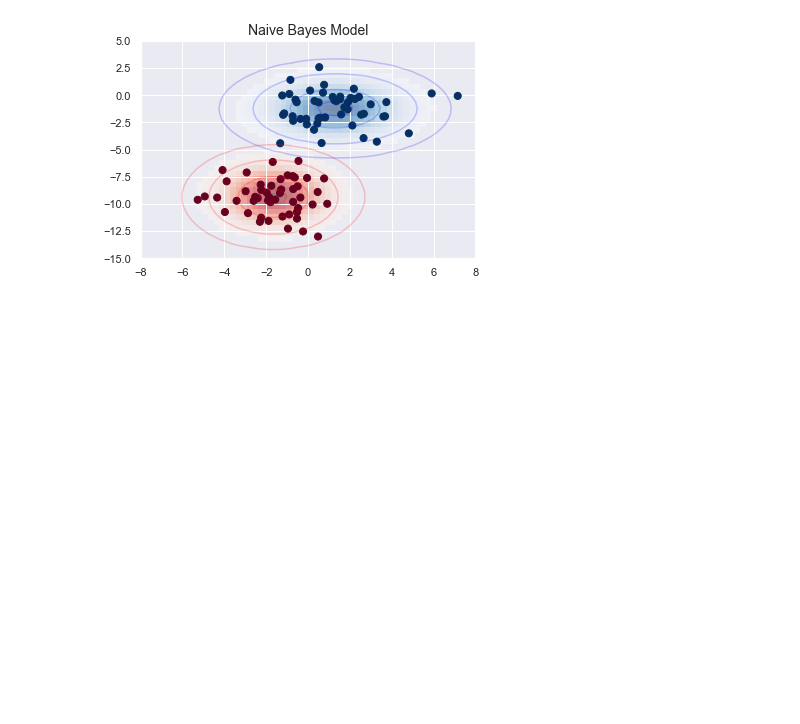
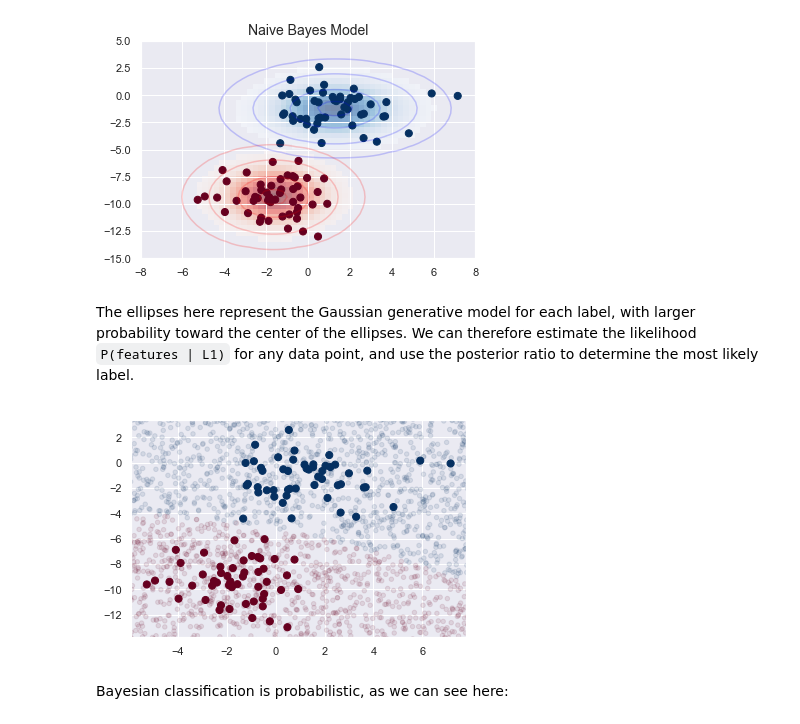
Before and after one commit to GiuseppeBaldini/Python-DS-Handbook, a Jupyter notebook: 5.Machine_Learning/05.05 - Naive Bayes Classification.ipynb, the cells around one changed output. Drawn from its saved outputs; the diff is of its cells as text; code cells hidden in the pictures; blank space fills up the shorter version.

```diff
--- a/5.Machine_Learning/05.05 - Naive Bayes Classification.ipynb
+++ b/5.Machine_Learning/05.05 - Naive Bayes Classification.ipynb
@@ -69,3 +69,24 @@ ax.set(xlim=xlim, ylim=ylim)
 fig.savefig('figures/05.05-gaussian-NB.png')
 # %% [output]
 [figure]
+# %% [markdown]
+The ellipses here represent the Gaussian generative model for each label, with larger probability toward the center of the ellipses. We can therefore estimate the likelihood <code>P(features | L1)</code> for any data point, and use the posterior ratio to determine the most likely label.
+# %%
+from sklearn.naive_bayes import GaussianNB
+model = GaussianNB()
+model.fit(X, y);
+# %%
+# generate new data and predict label
+rng = np.random.RandomState(0)
+Xnew = [-6, -14] + [14, 18] * rng.rand(2000, 2)
+ynew = model.predict(Xnew)
+# %%
+# plot new data to see where the label "boundaries" are
+plt.scatter(X[:, 0], X[:, 1], c=y, s=50, cmap='RdBu')
+lim = plt.axis()
+plt.scatter(Xnew[:, 0], Xnew[:, 1], c=ynew, s=20, cmap='RdBu', alpha=0.1)
+plt.axis(lim);
+# %% [output]
+[figure, added]
+# %% [markdown]
+Bayesian classification is probabilistic, as we can see here:
```
Also changed, not shown: parts of 19 cells of this notebook.
